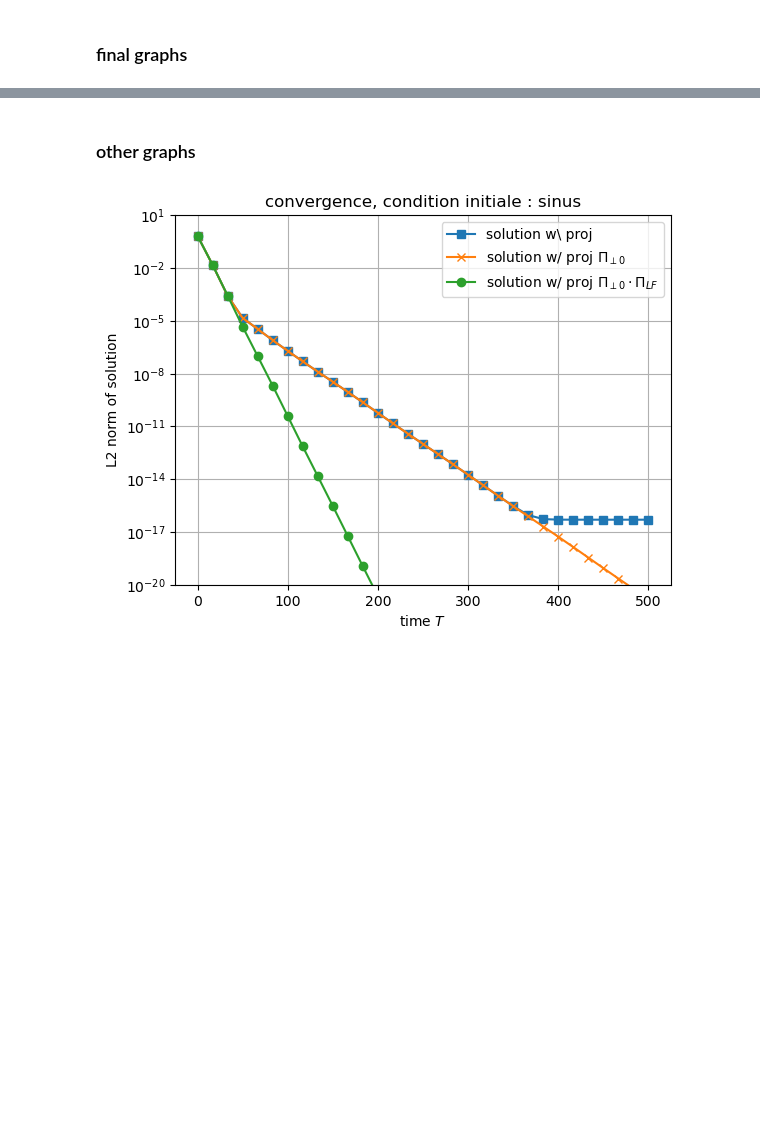
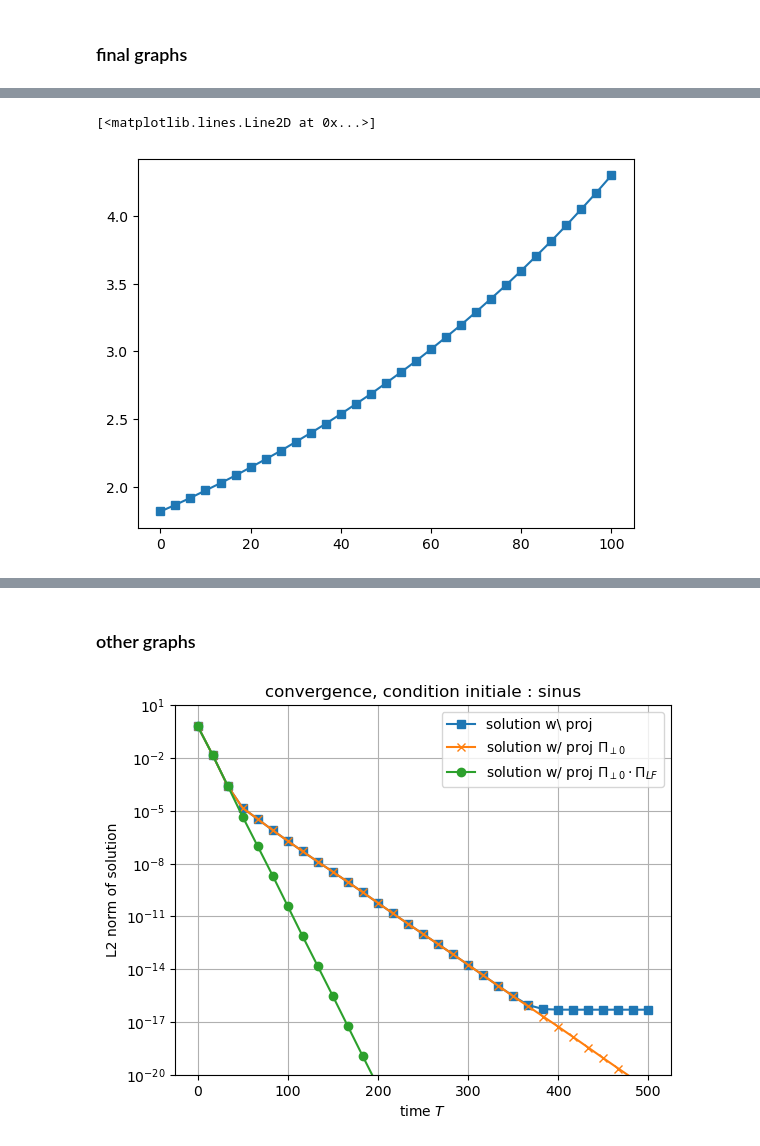
Before and after one commit to lucas-perrin/LWW_Assim, a Jupyter notebook: python_code/main_notebook.ipynb, the cells around one changed output, grey strips where cells are left out. Cells and saved outputs as stored; diff of their text form; code cells hidden in the pictures; blank space fills up the shorter version.

```diff
--- a/python_code/main_notebook.ipynb
+++ b/python_code/main_notebook.ipynb
@@ -344,0 +373,5 @@ plt.show()
+# %%
+plt.plot(tspan[::steps],np.linalg.norm(fX_sol_EE_fA_mix[0:,::steps],2,axis=0),'-s',label=r"solution w\ proj")
+# %% [output]
+[<matplotlib.lines.Line2D at 0x...>]
+[figure, added]
```
Also changed, not shown: parts of 20 cells of this notebook, 20 other files.
